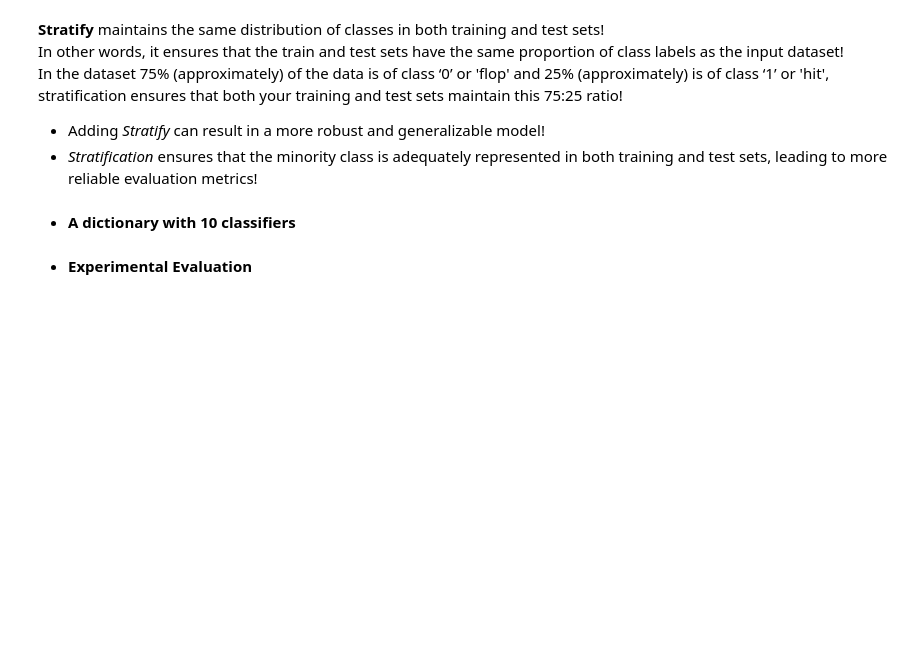
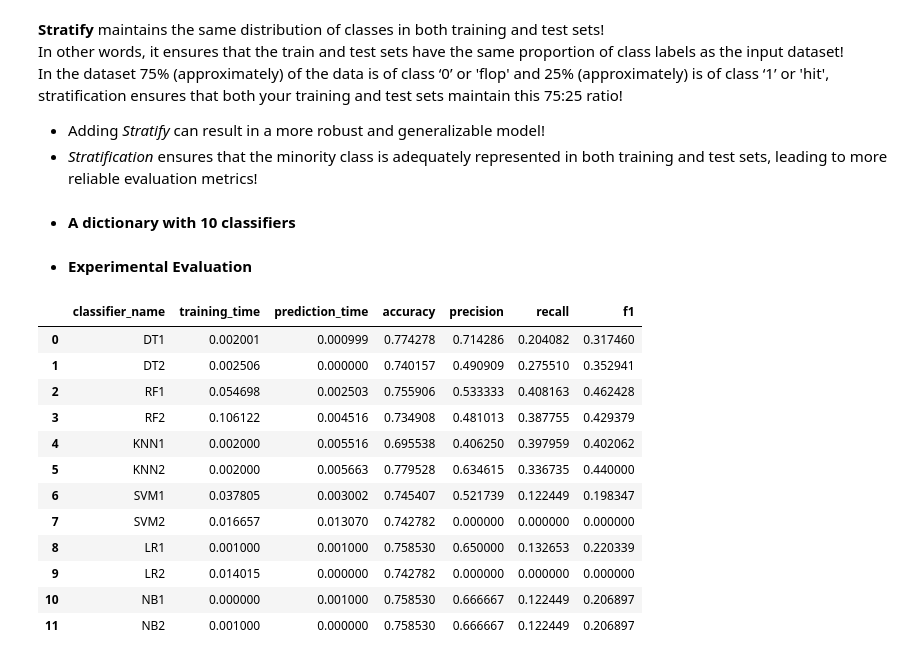
Before and after one commit to Darknight47/The-Effects-Of-Genre-Platform-On-A-Game, a Jupyter notebook: Binary_Classification.ipynb, the cells around one changed output. Drawn from its saved outputs; the diff is of its cells as text; code cells hidden in the pictures; blank space fills up the shorter version.

Commit message:
added questions

```diff
--- a/Binary_Classification.ipynb
+++ b/Binary_Classification.ipynb
@@ -470,7 +470,7 @@ games_dataset_new.head()
 data_X = games_dataset_new.drop('Hit', axis=1) #All columns except 'Hit'! (Input features)
 data_y = games_dataset_new['Hit'] #Target class
 
-X_train, X_test, y_train, y_test = train_test_split(data_X, data_y, test_size=0.2, random_state=RANDOM_SEED, stratify=data_y)
+X_train, X_test, y_train, y_test = train_test_split(data_X, data_y, test_size=0.3, random_state=RANDOM_SEED, stratify=data_y)
 # %% [markdown]
 **Stratify** maintains the same distribution of classes in both training and test sets!
 In other words, it ensures that the train and test sets have the same proportion of class labels as the input dataset!
@@ -556,0 +558,2 @@ results
+# %%
+results1 = gettingMeasures() # (For the third question) For the initial proportion 80/20 (Train/Test)
@@ -556,0 +562,16 @@ results
+# %%
+results1
+# %% [output]
+|  | classifier_name | training_time | prediction_time | accuracy | precision | recall | f1 |
+| 0 | DT1 | 0.002001 | 0.000999 | 0.774278 | 0.714286 | 0.204082 | 0.317460 |
+| 1 | DT2 | 0.002506 | 0.000000 | 0.740157 | 0.490909 | 0.275510 | 0.352941 |
+| 2 | RF1 | 0.054698 | 0.002503 | 0.755906 | 0.533333 | 0.408163 | 0.462428 |
+| 3 | RF2 | 0.106122 | 0.004516 | 0.734908 | 0.481013 | 0.387755 | 0.429379 |
+| 4 | KNN1 | 0.002000 | 0.005516 | 0.695538 | 0.406250 | 0.397959 | 0.402062 |
+| 5 | KNN2 | 0.002000 | 0.005663 | 0.779528 | 0.634615 | 0.336735 | 0.440000 |
+| 6 | SVM1 | 0.037805 | 0.003002 | 0.745407 | 0.521739 | 0.122449 | 0.198347 |
+| 7 | SVM2 | 0.016657 | 0.013070 | 0.742782 | 0.000000 | 0.000000 | 0.000000 |
+| 8 | LR1 | 0.001000 | 0.001000 | 0.758530 | 0.650000 | 0.132653 | 0.220339 |
+| 9 | LR2 | 0.014015 | 0.000000 | 0.742782 | 0.000000 | 0.000000 | 0.000000 |
+| 10 | NB1 | 0.000000 | 0.001000 | 0.758530 | 0.666667 | 0.122449 | 0.206897 |
+| 11 | NB2 | 0.001000 | 0.000000 | 0.758530 | 0.666667 | 0.122449 | 0.206897 |
```
Also changed, not shown: parts of 9 cells of this notebook.
